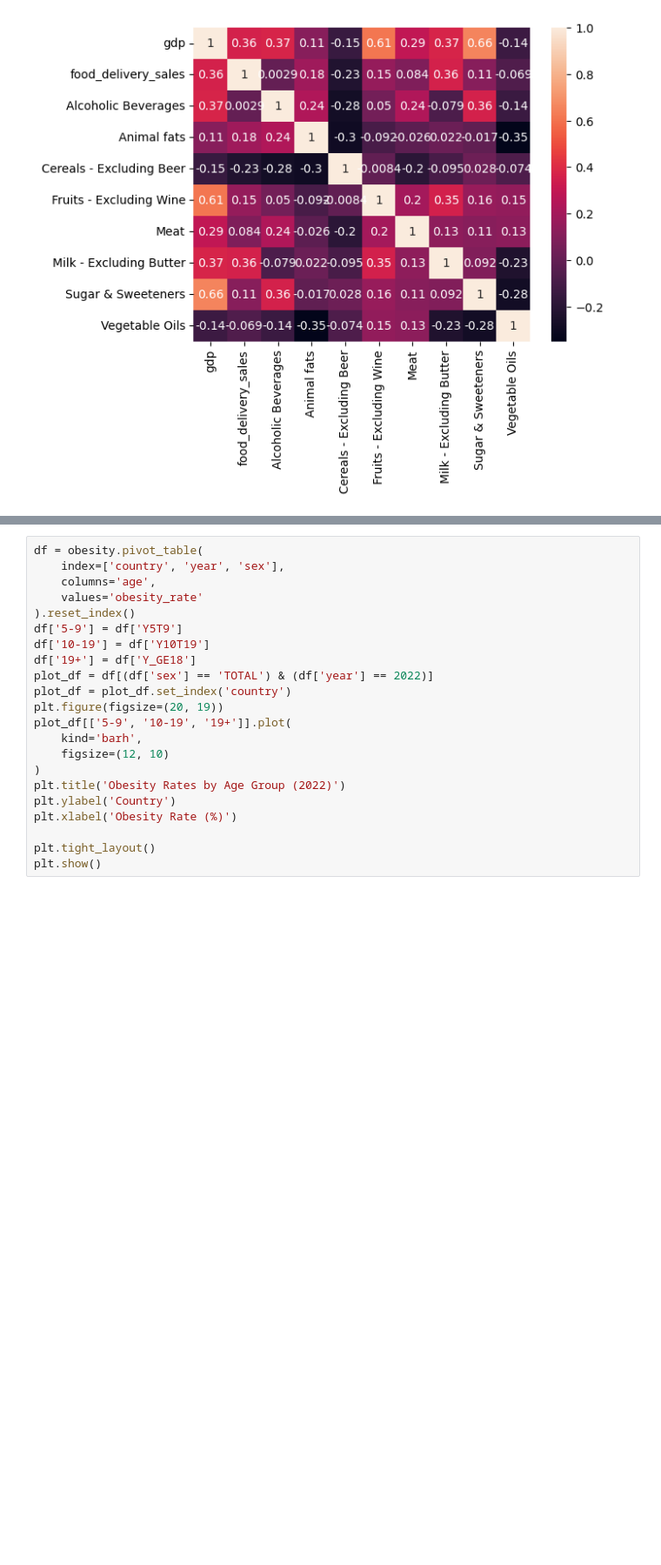
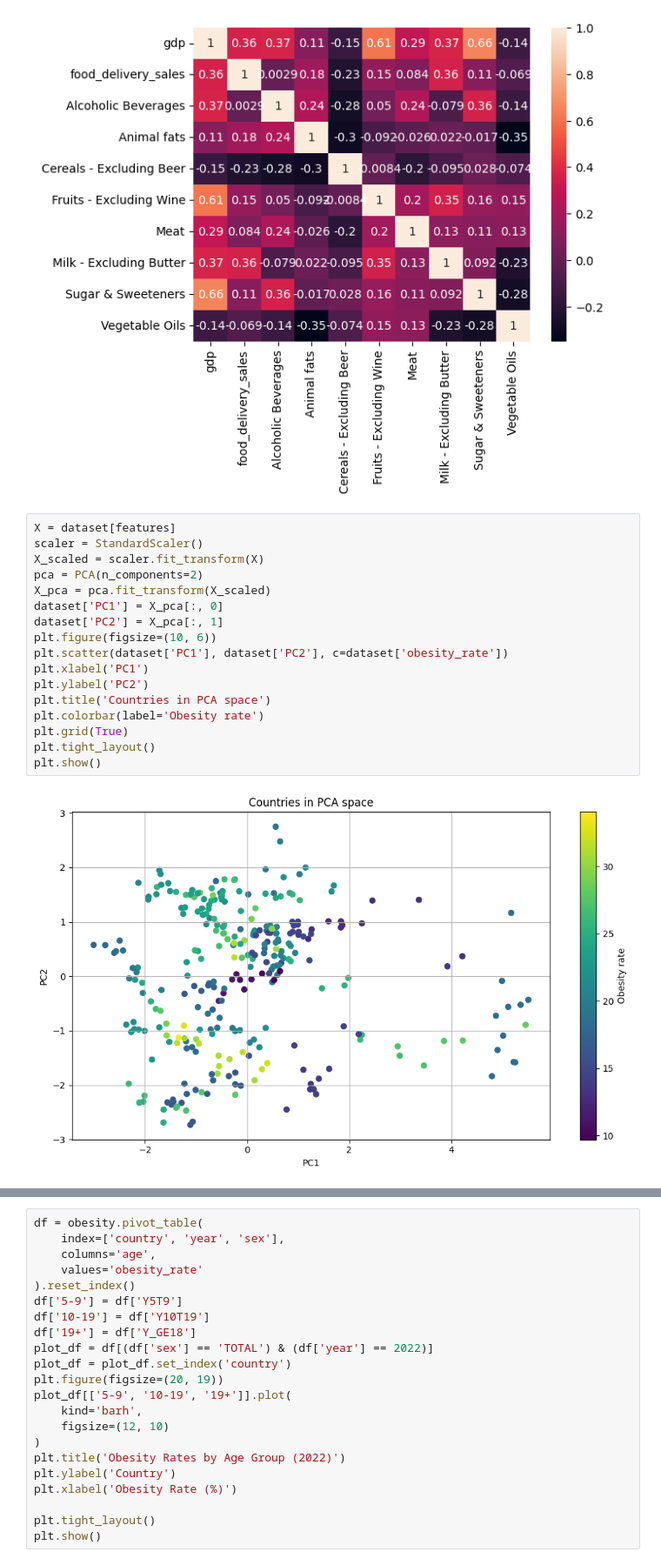
Before and after one commit to Danialmohebbi/EU-Obesity-Analysis, a Jupyter notebook: main.ipynb, the cells around one changed output, grey strips where cells are left out. Shown at 87% size. Saved outputs shown, nothing was run; the diff lists cells and outputs as text; blank space fills up the shorter version.

```diff
--- a/main.ipynb
+++ b/main.ipynb
@@ -471,3 +472,22 @@ sns.heatmap(corr,annot=True)
 plt.show()
 # %% [output]
 [figure]
+# %%
+X = dataset[features]
+scaler = StandardScaler()
+X_scaled = scaler.fit_transform(X)
+pca = PCA(n_components=2)
+X_pca = pca.fit_transform(X_scaled)
+dataset['PC1'] = X_pca[:, 0]
+dataset['PC2'] = X_pca[:, 1]
+plt.figure(figsize=(10, 6))
+plt.scatter(dataset['PC1'], dataset['PC2'], c=dataset['obesity_rate'])
+plt.xlabel('PC1')
+plt.ylabel('PC2')
+plt.title('Countries in PCA space')
+plt.colorbar(label='Obesity rate')
+plt.grid(True)
+plt.tight_layout()
+plt.show()
+# %% [output]
+[figure, added]
```
Also changed, not shown: parts of 3 cells of this notebook.
